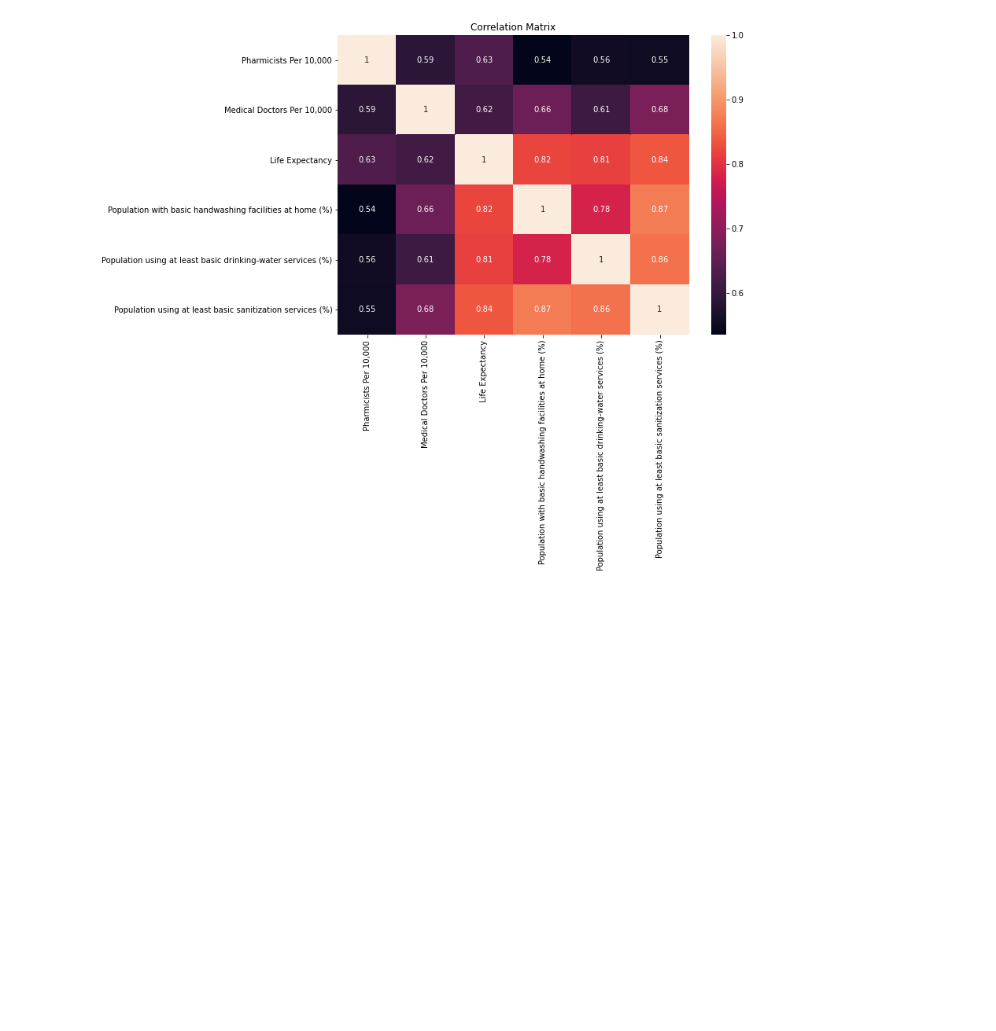
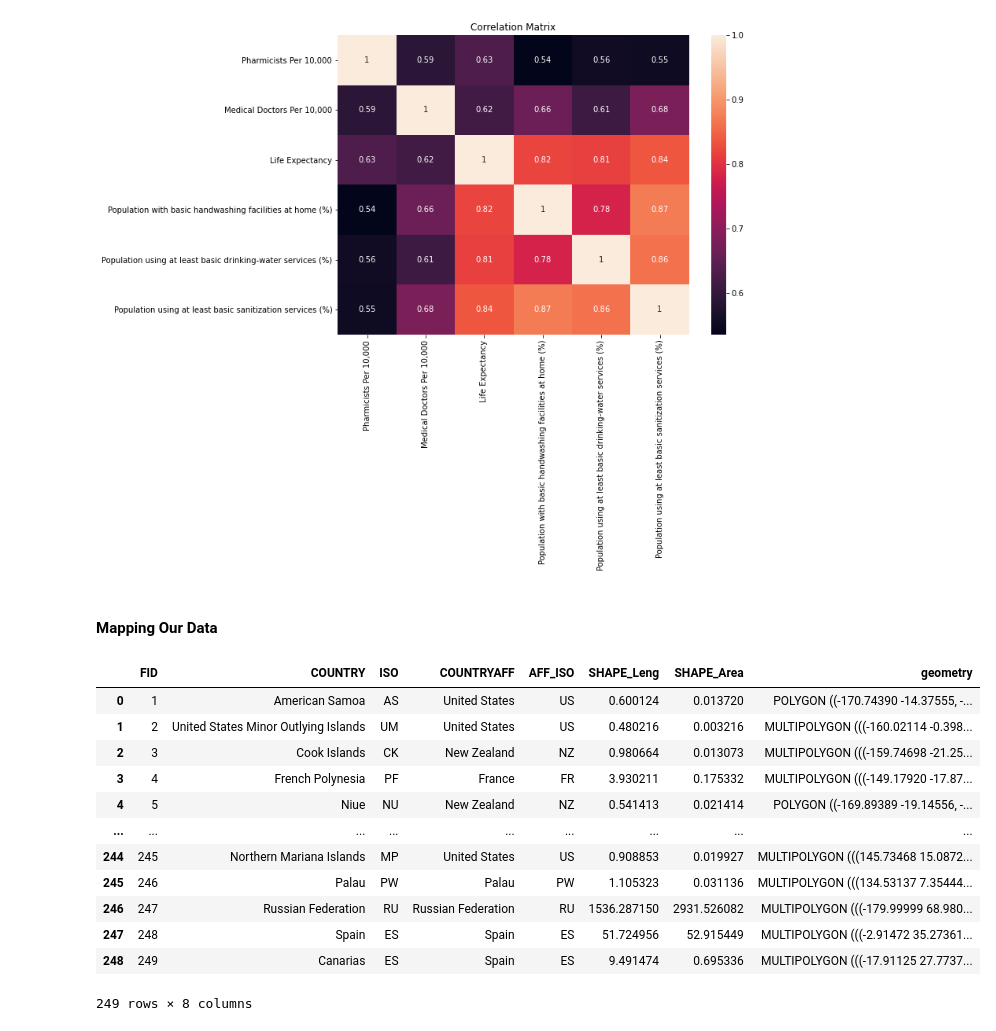
Before and after one commit to scaldwell545/life-expectancy-project, a Jupyter notebook: main.ipynb, the cells around one changed output. Saved outputs shown, nothing was run; the diff lists cells and outputs as text; code cells hidden in the pictures; blank space fills up the shorter version.

```diff
--- a/main.ipynb
+++ b/main.ipynb
@@ -475,3 +478,5 @@ plt.savefig("graphs/Correlation Matrix.png")
 plt.show()
 # %% [output]
 [figure]
+# %% [markdown]
+#### Mapping Our Data
@@ -477,0 +489,16 @@ plt.show()
+# %%
+map_df
+# %% [output]
+|  | FID | COUNTRY | ISO | COUNTRYAFF | AFF_ISO | SHAPE_Leng | SHAPE_Area | geometry |
+| 0 | 1 | American Samoa | AS | United States | US | 0.600124 | 0.013720 | POLYGON ((-170.74390 -14.37555, -... |
+| 1 | 2 | United States Minor Outlying Islands | UM | United States | US | 0.480216 | 0.003216 | MULTIPOLYGON (((-160.02114 -0.398... |
+| 2 | 3 | Cook Islands | CK | New Zealand | NZ | 0.980664 | 0.013073 | MULTIPOLYGON (((-159.74698 -21.25... |
+| 3 | 4 | French Polynesia | PF | France | FR | 3.930211 | 0.175332 | MULTIPOLYGON (((-149.17920 -17.87... |
+| 4 | 5 | Niue | NU | New Zealand | NZ | 0.541413 | 0.021414 | POLYGON ((-169.89389 -19.14556, -... |
+| ... | ... | ... | ... | ... | ... | ... | ... | ... |
+| 244 | 245 | Northern Mariana Islands | MP | United States | US | 0.908853 | 0.019927 | MULTIPOLYGON (((145.73468 15.0872... |
+| 245 | 246 | Palau | PW | Palau | PW | 1.105323 | 0.031136 | MULTIPOLYGON (((134.53137 7.35444... |
+| 246 | 247 | Russian Federation | RU | Russian Federation | RU | 1536.287150 | 2931.526082 | MULTIPOLYGON (((-179.99999 68.980... |
+| 247 | 248 | Spain | ES | Spain | ES | 51.724956 | 52.915449 | MULTIPOLYGON (((-2.91472 35.27361... |
+| 248 | 249 | Canarias | ES | Spain | ES | 9.491474 | 0.695336 | MULTIPOLYGON (((-17.91125 27.7737... |
+249 rows × 8 columns
```
Also changed, not shown: parts of 12 cells of this notebook, 14 other files.
